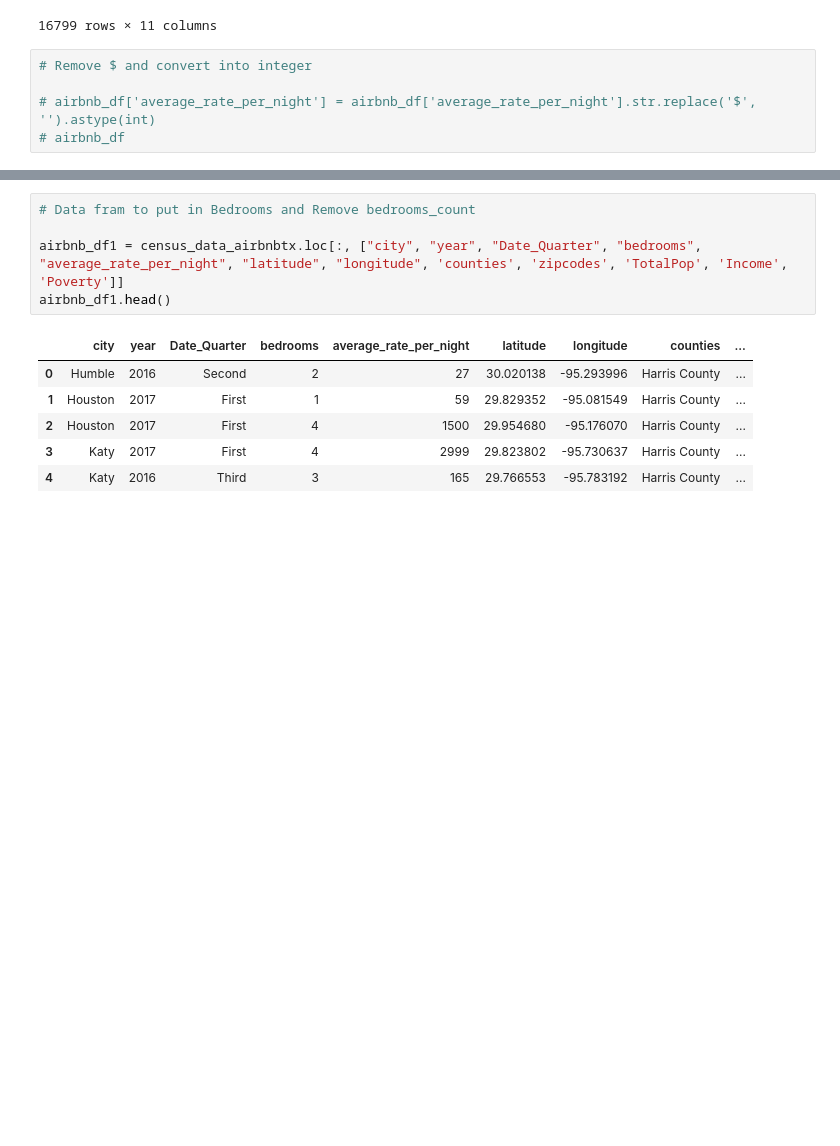
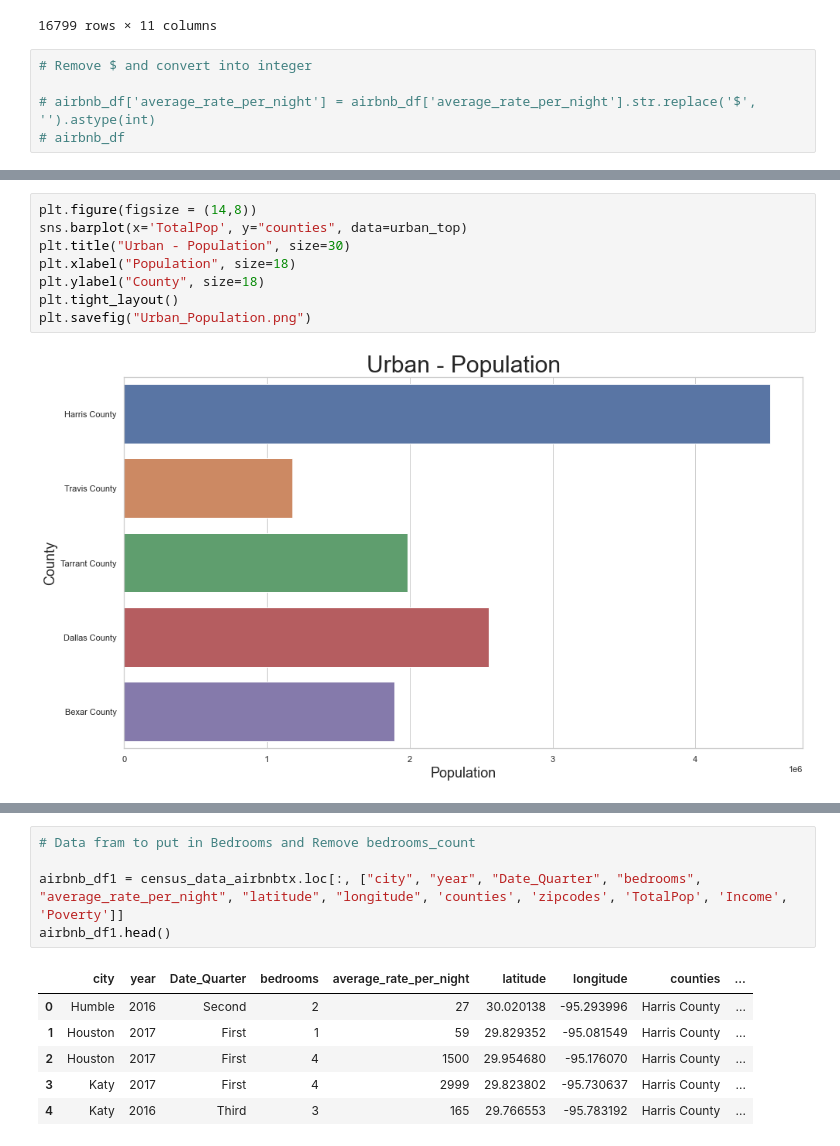
Before and after one commit to stevengreen320/Airbnb-EDA, a Jupyter notebook: Project 1 Extra.ipynb, the cells around one changed output, grey strips where cells are left out. Drawn from its saved outputs; the diff is of its cells as text; blank space fills up the shorter version.

```diff
--- a/Project 1 Extra.ipynb
+++ b/Project 1 Extra.ipynb
@@ -481,0 +598,10 @@ airbnb_df
+# %%
+plt.figure(figsize = (14,8))
+sns.barplot(x='TotalPop', y="counties", data=urban_top)
+plt.title("Urban - Population", size=30)
+plt.xlabel("Population", size=18)
+plt.ylabel("County", size=18)
+plt.tight_layout()
+plt.savefig("Urban_Population.png")
+# %% [output]
+[figure, added]
```
Also changed, not shown: parts of 52 cells of this notebook, 25 other files.
